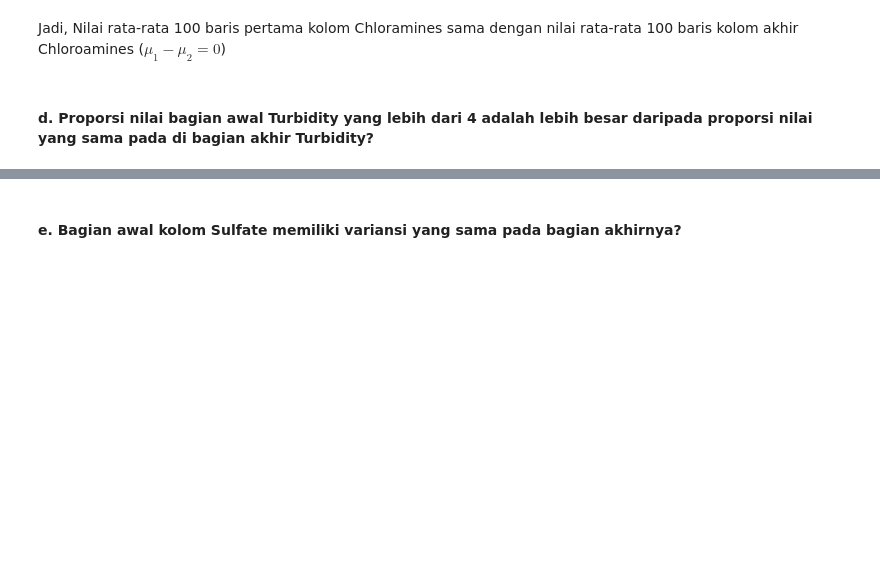
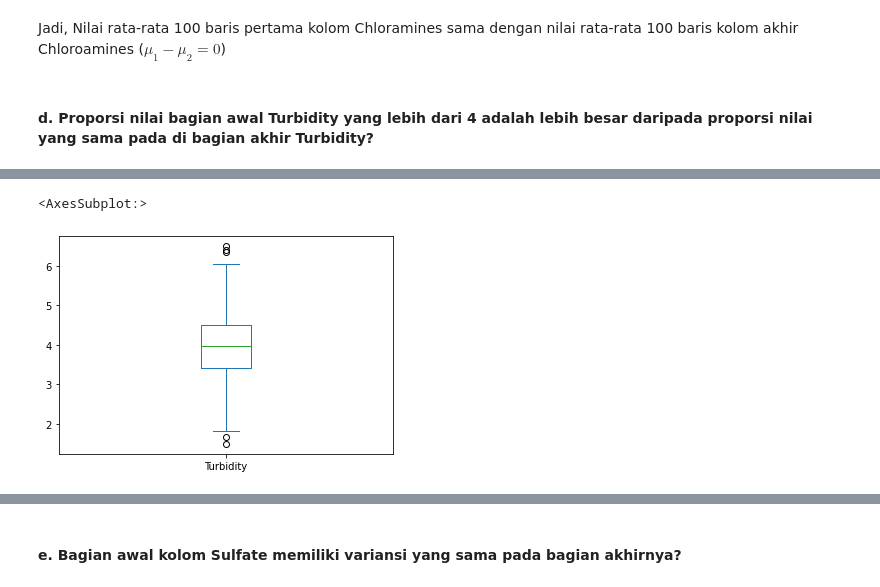
Before and after one commit to airathalca/IF2220-TUBES1, a Jupyter notebook: main.ipynb, the cells around one changed output, grey strips where cells are left out. Cells and saved outputs as stored; diff of their text form; code cells hidden in the pictures; blank space fills up the shorter version.

```diff
--- a/main.ipynb
+++ b/main.ipynb
@@ -631,0 +648,5 @@ Jadi, Nilai rata-rata 100 baris pertama kolom Chloramines sama dengan nilai rata
+# %%
+df["Turbidity"][:len(df) // 2].plot(kind="box")
+# %% [output]
+<AxesSubplot:>
+[figure, added]
```
Also changed, not shown: parts of 3 cells of this notebook.
